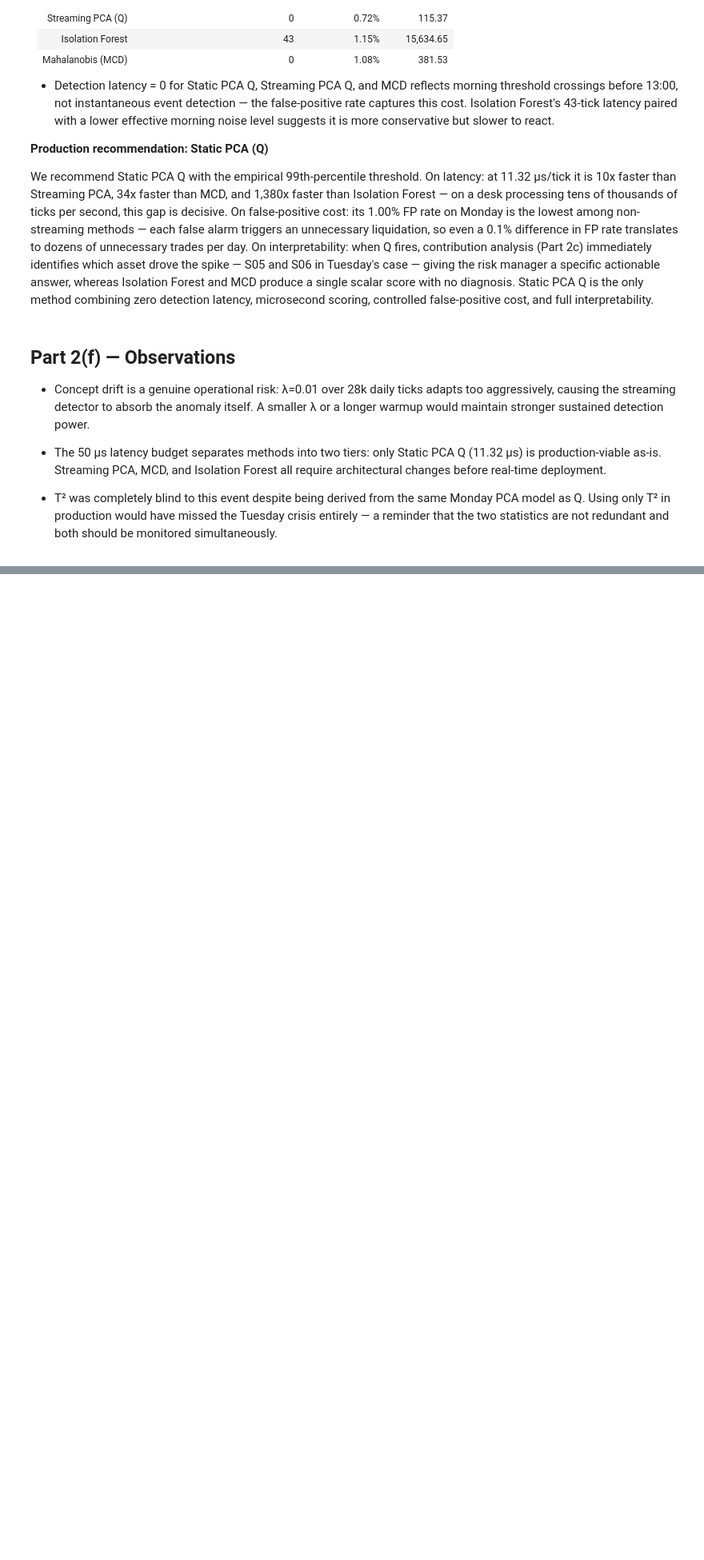
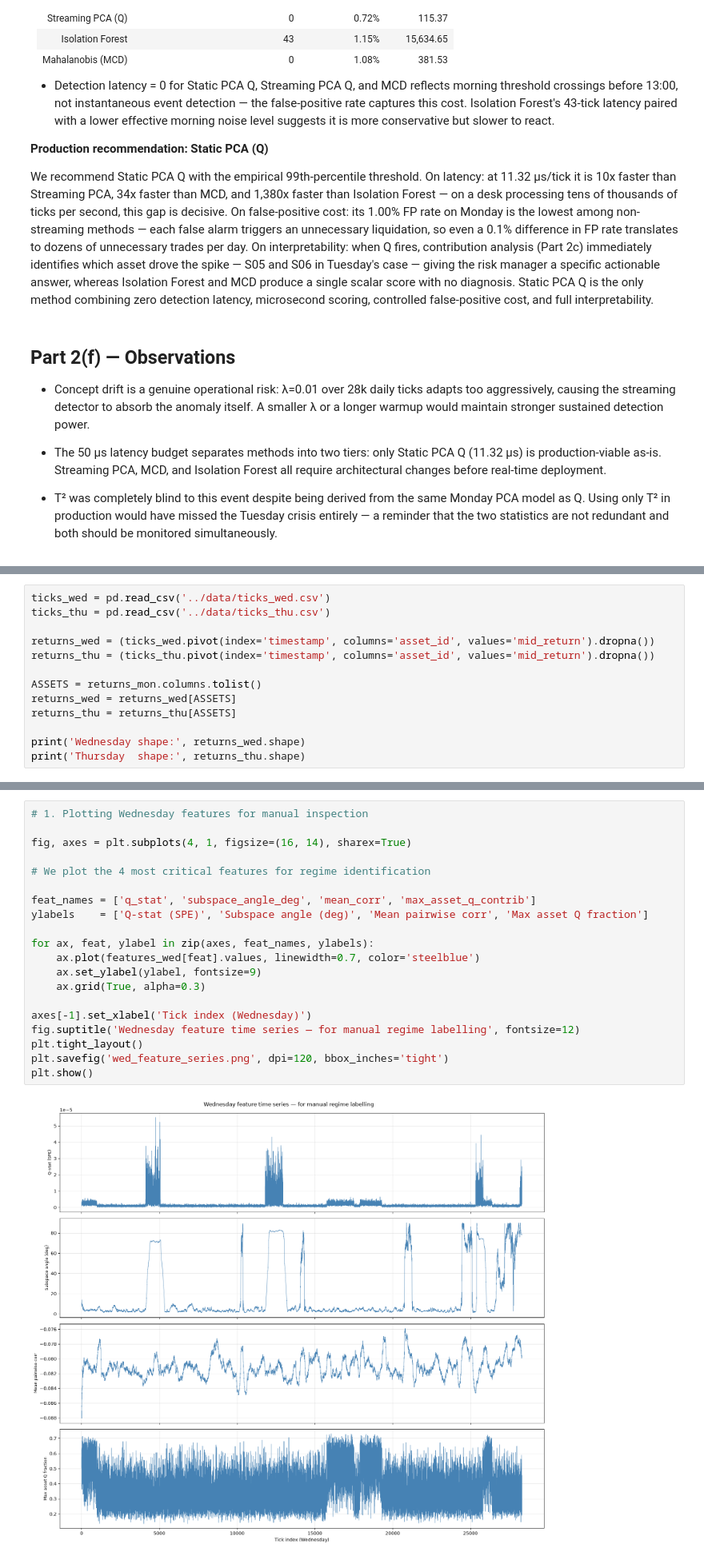
Before and after one commit to anushka-jha621/QMP26-CaseStudy, a Jupyter notebook: PS2/Team_12_PS2.ipynb, the cells around one changed output, grey strips where cells are left out. Shown at 80% size. Drawn from its saved outputs; the diff is of its cells as text; blank space fills up the shorter version.

```diff
--- a/PS2/Team_12_PS2.ipynb
+++ b/PS2/Team_12_PS2.ipynb
@@ -2157,0 +2181,13 @@ interpretability.
+# %%
+ticks_wed = pd.read_csv('../data/ticks_wed.csv')
+ticks_thu = pd.read_csv('../data/ticks_thu.csv')
+
+returns_wed = (ticks_wed.pivot(index='timestamp', columns='asset_id', values='mid_return').dropna())
+returns_thu = (ticks_thu.pivot(index='timestamp', columns='asset_id', values='mid_return').dropna())
+
+ASSETS = returns_mon.columns.tolist()
+returns_wed = returns_wed[ASSETS]
+returns_thu = returns_thu[ASSETS]
+
+print('Wednesday shape:', returns_wed.shape)
+print('Thursday  shape:', returns_thu.shape)
@@ -2157,0 +2528,22 @@ interpretability.
+# %%
+# 1. Plotting Wednesday features for manual inspection
+
+fig, axes = plt.subplots(4, 1, figsize=(16, 14), sharex=True)
+
+# We plot the 4 most critical features for regime identification
+
+feat_names = ['q_stat', 'subspace_angle_deg', 'mean_corr', 'max_asset_q_contrib']
+ylabels    = ['Q-stat (SPE)', 'Subspace angle (deg)', 'Mean pairwise corr', 'Max asset Q fraction']
+
+for ax, feat, ylabel in zip(axes, feat_names, ylabels):
+    ax.plot(features_wed[feat].values, linewidth=0.7, color='steelblue')
+    ax.set_ylabel(ylabel, fontsize=9)
+    ax.grid(True, alpha=0.3)
+
+axes[-1].set_xlabel('Tick index (Wednesday)')
+fig.suptitle('Wednesday feature time series — for manual regime labelling', fontsize=12)
+plt.tight_layout()
+plt.savefig('wed_feature_series.png', dpi=120, bbox_inches='tight')
+plt.show()
+# %% [output]
+[figure, added]
```
Also changed, not shown: parts of 42 cells of this notebook, 5 other files.
